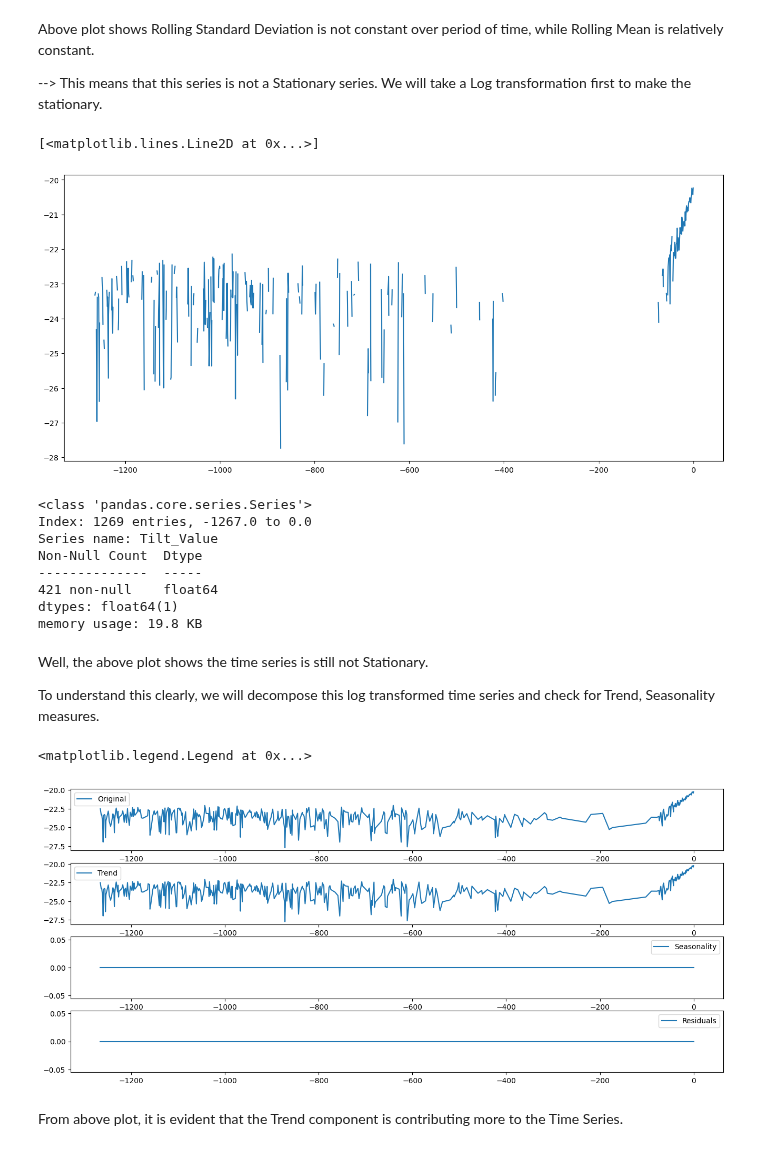
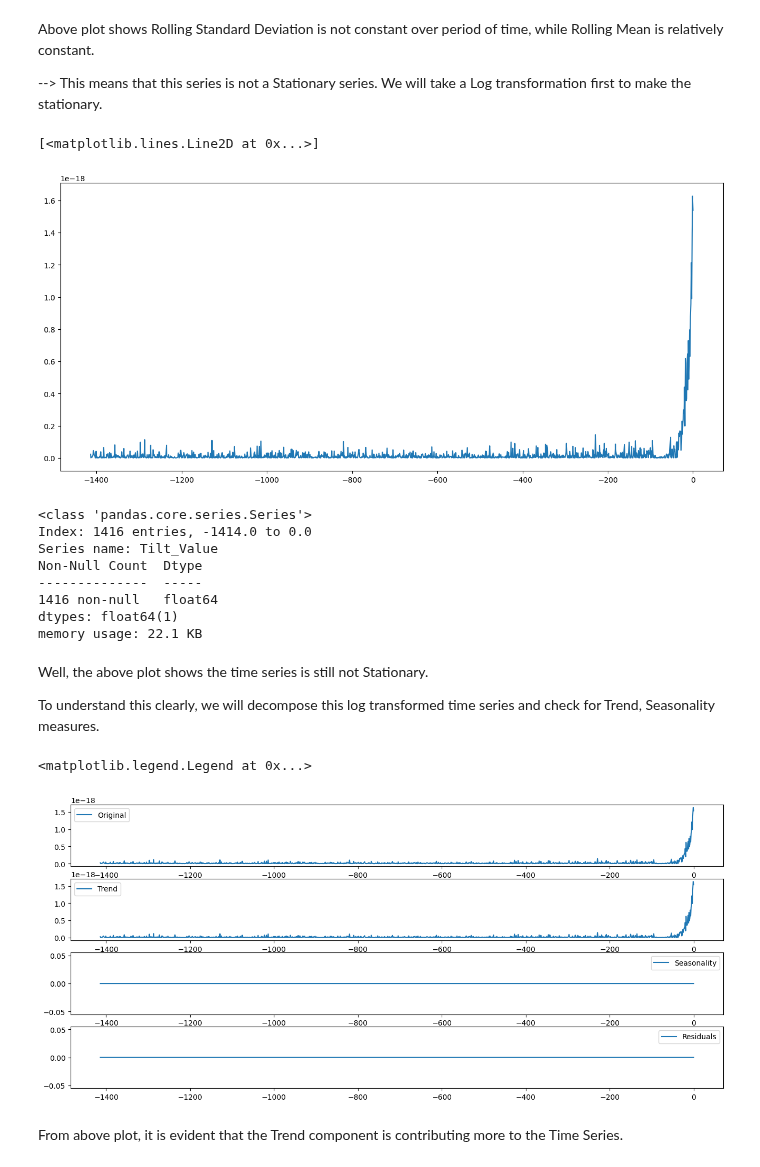
Before and after one commit to umeshrawat/MachineLearning, a Jupyter notebook: Supervised_Regression/VolcanoEruption/src/Predict_Volcanic_Eruption.ipynb, the cells around one changed output. Saved outputs shown, nothing was run; the diff lists cells and outputs as text; code cells hidden in the pictures.

```diff
--- a/Supervised_Regression/VolcanoEruption/src/Predict_Volcanic_Eruption.ipynb
+++ b/Supervised_Regression/VolcanoEruption/src/Predict_Volcanic_Eruption.ipynb
@@ -153,25 +153,25 @@ We will take a Log transformation first to make the stationary.
 # %%
 #Lets try transformation
 plt.figure(figsize=(16,7))
 fig = plt.figure(1)
 
 import numpy as np
-ts_log = np.log(dataFrames[5].Tilt_Value)
+ts_log = np.power(dataFrames[5].Tilt_Value, 2)
 plt.plot(ts_log)
 # %% [output]
 [<matplotlib.lines.Line2D at 0x...>]
-[figure, old version]
+[figure, new version]
 # %%
 ts_log.info()
 # %% [output]
 <class 'pandas.core.series.Series'>
-Index: 1269 entries, -1267.0 to 0.0
+Index: 1416 entries, -1414.0 to 0.0
 Series name: Tilt_Value
 Non-Null Count  Dtype
 --------------  -----
-421 non-null    float64
+1416 non-null   float64
 dtypes: float64(1)
-memory usage: 19.8 KB
+memory usage: 22.1 KB
 # %% [markdown]
 Well, the above plot shows the time series is still not Stationary.
 
@@ -203,7 +203,7 @@ plt.plot(residual, label='Residuals')
 plt.legend(loc='best')
 # %% [output]
 <matplotlib.legend.Legend at 0x...>
-[figure, old version]
+[figure, new version]
 # %% [markdown]
 From above plot, it is evident that the Trend component is contributing more to the Time Series.
 # %%
```
Also changed, not shown: parts of 14 cells of this notebook.
